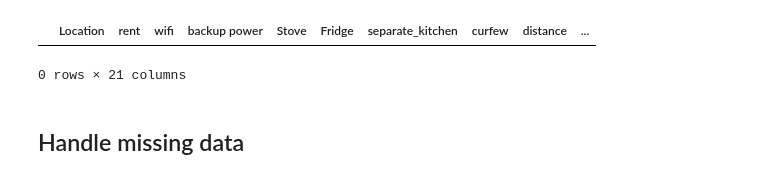
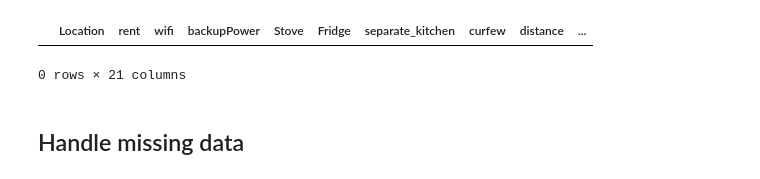
Before and after one commit to Augah2001/accoHouse, a Jupyter notebook: acco.ipynb, the cells around one changed output. Drawn from its saved outputs; the diff is of its cells as text; code cells hidden in the pictures.

```diff
--- a/acco.ipynb
+++ b/acco.ipynb
@@ -8,3 +8,5 @@ df = pd.read_excel('accoData.xlsx')
 data = pd.read_excel('accoData.xlsx')
 df
 del df['Aircon']
+df = df.rename(columns={'backup power': 'backupPower'})
+df
@@ -88,75 +126,84 @@ Name: Location, dtype: int64
 # %%
-df.loc[df.Location == 'mt-pleasant', 'Location' ] = 'mt_pleasant'
-df.loc[df.Location == 'mt pleasant', "Location"  ]= 'mt_pleasant'
-df.loc[df.Location == 'mt  pleasant', "Location"  ]= 'mt_pleasant'
-df.loc[df.Location == 'mt pleasant heights', "Location"  ]= 'mt_pleasant'
-df.loc[df.Location == 'mt pleasant heigths', "Location"  ]= 'mt_pleasant'
+df.loc[df.Location == 'mt-pleasant', 'Location'] = 'mt_pleasant'
+df.loc[df.Location == 'mt pleasant', "Location"] = 'mt_pleasant'
+df.loc[df.Location == 'mt  pleasant', "Location"] = 'mt_pleasant'
+df.loc[df.Location == 'mt pleasant heights', "Location"] = 'mt_pleasant'
+df.loc[df.Location == 'mt pleasant heigths', "Location"] = 'mt_pleasant'
 # df.loc[df.Location == 'mount_pleasant', "Location"  ]= 'mt_pleasant'
-df.loc[df.Location == 'mt_pleasant_arundel', "Location"  ]= 'arundel'
-df.loc[df.Location == 'hatclif', "Location"  ]= 'hatcliff'
-df.loc[df.Location == 'hatcliffe', "Location"  ]= 'hatcliff'
-df.loc[df.Location == 'uz main gate', "Location"  ]= 'main_gate'
-df.loc[df.Location == 'near uz main gate', "Location"  ]= 'main_gate'
-df.loc[df.Location == 'opposite uz', "Location"  ]= 'op_uz'
-df.loc[df.Location == 'brighton road', "Location"  ]= 'brighton_road'
-df.loc[df.Location == 'near parirenyatwa', "Location"  ]= 'parirenyatwa'
-df.loc[df.Location == 'belgravia shops', "Location"  ]= 'belgravia'
-df.loc[df.Location == 'close to belgravia', "Location"  ]= 'belgravia'
-df.loc[df.Location == 'near uz churchhill', "Location"  ]= 'churchill'
-df.loc[df.Location == 'epping road', "Location"  ]= 'epping'
-df.loc[df.Location == 'Epping', "Location"  ]= 'epping'
-df.loc[df.Location == 'Epping', "Location"  ]= 'epping'
-df.loc[df.Location == 'opposite_uz', "Location"  ]= 'op_uz'
+df.loc[df.Location == 'mt_pleasant_arundel', "Location"] = 'arundel'
+df.loc[df.Location == 'hatclif', "Location"] = 'hatcliff'
+df.loc[df.Location == 'hatcliffe', "Location"] = 'hatcliff'
+df.loc[df.Location == 'uz main gate', "Location"] = 'main_gate'
+df.loc[df.Location == 'near uz main gate', "Location"] = 'main_gate'
+df.loc[df.Location == 'opposite uz', "Location"] = 'op_uz'
+df.loc[df.Location == 'brighton road', "Location"] = 'brighton_road'
+df.loc[df.Location == 'near parirenyatwa', "Location"] = 'parirenyatwa'
+df.loc[df.Location == 'belgravia shops', "Location"] = 'belgravia'
+df.loc[df.Location == 'close to belgravia', "Location"] = 'belgravia'
+df.loc[df.Location == 'near uz churchhill', "Location"] = 'churchill'
+df.loc[df.Location == 'epping road', "Location"] = 'epping'
+df.loc[df.Location == 'Epping', "Location"] = 'epping'
+df.loc[df.Location == 'Epping', "Location"] = 'epping'
+df.loc[df.Location == 'opposite_uz', "Location"] = 'op_uz'
 # df.loc[(df.Location == 'op_uz') & df., "Location"  ]= 'op_uz'
 
 
 # fix the names of the locations to cluster them
 
 np.random.seed(43)
 df.Location.value_counts()
-df[(df.Location == 'op_uz') & (df.distance> 10) &(df.rent > 165)]
+df[(df.Location == 'op_uz') & (df.distance > 10) & (df.rent > 165)]
 # df.loc[(df.Location == 'op_uz') & (df.distance> 10) &(df.rent > 169)   & (df.rent< 180), 'distance'] = np.random.randint(3,7,
-                                                                                                                        # size=len(df.query('Location == "op_uz" & rent >169  & rent < 180 & distance>10  '))
-                                                                                                                        # )
-df.loc[(df.Location == 'pomona'), 'distance'] = np.random.randint(30,40)
-df.loc[(df.Location == 'belgravia'), 'distance'] = np.random.randint(10,20, size=len(df.query('Location == "belgravia"')))
-df.loc[(df.Location == 'belgravia'), 'distance'] = np.random.randint(10,20, size=len(df.query('Location == "belgravia"')))
+# size=len(df.query('Location == "op_uz" & rent >169  & rent < 180 & distance>10  '))
+# )
+df.loc[(df.Location == 'pomona'), 'distance'] = np.random.randint(30, 40)
+df.loc[(df.Location == 'belgravia'), 'distance'] = np.random.randint(
+    10, 20, size=len(df.query('Location == "belgravia"')))
+df.loc[(df.Location == 'belgravia'), 'distance'] = np.random.randint(
+    10, 20, size=len(df.query('Location == "belgravia"')))
 # df.loc[(df.Location == 'avondale' ) & (df.rent> 179), 'distance'] = np.random.randint(20,30,
 #                                                                                     #   size=len(df.query('Location == "avondale" & rent > 179 '))
 #                                                                                       )
 # df.loc[(df.Location == 'avondale' ) & (df.rent< 179), 'distance'] = np.random.randint(10,20,
 #                                                                                     #   size=len(df.query('Location == "avondale" & rent > 179 '))
 #                                                                                       )
-df.loc[(df.Location == 'parirenyatwa') & (df.rent >150), 'distance'] = np.random.randint(5,10,
-                                                                                         size=len(df.query('Location == "parirenyatwa" & rent >150'))
+df.loc[(df.Location == 'parirenyatwa') & (df.rent > 150), 'distance'] = np.random.randint(5, 10,
+                                                                                          size=len(
+                                                                                              df.query('Location == "parirenyatwa" & rent >150'))
+                                                                                          )
+df.loc[(df.Location == 'parirenyatwa') & (df.rent < 150), 'distance'] = np.random.randint(15, 20,
+                                                                                          size=len(
+                                                                                              df.query('Location == "parirenyatwa" & rent <150'))
+                                                                                          )
+# df.loc[(df.Location == 'op_uz') & (df.rent > 180) & (df.meals == 'yes'), 'distance'] = np.random.randint(1,3)
+df.loc[(df.Location == 'op_uz') & (df.rent < 151) & (
+    df.distance > 10), 'Location'] = 'mt_pleasant'
+df.loc[(df.Location == 'op_uz') & (df.rent < 170) & (
+    df.distance > 10), 'Location'] = 'mt_pleasant'
+df.loc[(df.Location == 'mt_pleasant') & (df.distance < 8)
+       & (df.rent > 170), 'Location'] = 'op_uz'
+df.loc[(df.Location == 'hatcliff') & (df.distance < 60), 'distance'] = np.random.randint(70, 100,
+                                                                                         size=len(
+                                                                                             df.query('Location == "hatcliff" & distance <60'))
                                                                                          )
-df.loc[(df.Location == 'parirenyatwa') & (df.rent <150), 'distance'] = np.random.randint(15,20,
-                                                                                         size=len(df.query('Location == "parirenyatwa" & rent <150'))
-                                                                                         )
-# df.loc[(df.Location == 'op_uz') & (df.rent > 180) & (df.meals == 'yes'), 'distance'] = np.random.randint(1,3)
-df.loc[(df.Location == 'op_uz') & (df.rent <151)&(df.distance > 10) , 'Location'] = 'mt_pleasant'
-df.loc[(df.Location == 'op_uz') & (df.rent <170)&(df.distance > 10) , 'Location'] = 'mt_pleasant'
-df.loc[(df.Location == 'mt_pleasant') & (df.distance < 8) & (df.rent> 170) , 'Location'] = 'op_uz'
-df.loc[(df.Location == 'hatcliff') & (df.distance <60) , 'distance'] = np.random.randint(70,100,
-                                                                                         size=len(df.query('Location == "hatcliff" & distance <60'))
-                                                                                         )
-df.loc[(df.Location == 'vainona') & (df.distance <11) , 'distance'] = np.random.randint(30, 35, size=len(df.query('Location == "vainona" & distance<11')))
+df.loc[(df.Location == 'vainona') & (df.distance < 11), 'distance'] = np.random.randint(
+    30, 35, size=len(df.query('Location == "vainona" & distance<11')))
 # df.loc[(df.Location == 'vainona') & (df.rent <100) , 'distance'] = np.random.randint(20, 30, size=len(df.query('Location == "vainona" & rent <100')))
 # df = df[df.Location != 'arundel']
-df.loc[(df.rent>= 170) & (df.Location != 'op_uz'), 'meals' ] = 'yes'
+df.loc[(df.rent >= 170) & (df.Location != 'op_uz'), 'meals'] = 'yes'
 # df.loc[(df.rent>= 190) & (df.Location != 'op_uz'), 'security' ] = 'yes'
 # df.loc[(df.rent>= 190) & (df.Location != 'op_uz'), 'gyser' ] = 'yes'
 # df.loc[(df.meals == 'yes'), 'maid' ] = 'yes'
 
 # df[(df.Location == 'op_uz') &(df.rent < 141)]
 # df = df[df.Location != 'mt_pleasant']
 # df[df.rent>150]
 # df = df[df.Location == 'mt_pleasant']
 df.Location.value_counts()
 # sns.scatterplot(df.distance, df.rent, hue= df.meals)
-df[df.meals ==1]
+df[df.meals == 1]
 # %% [output]
-|  | Location | rent | wifi | backup power | Stove | Fridge | separate_kitchen | curfew | distance | ... |
+|  | Location | rent | wifi | backupPower | Stove | Fridge | separate_kitchen | curfew | distance | ... |
 0 rows × 21 columns
 # %% [markdown]
 ## Handle missing data
```
Also changed, not shown: parts of 52 cells of this notebook, 8 other files.
